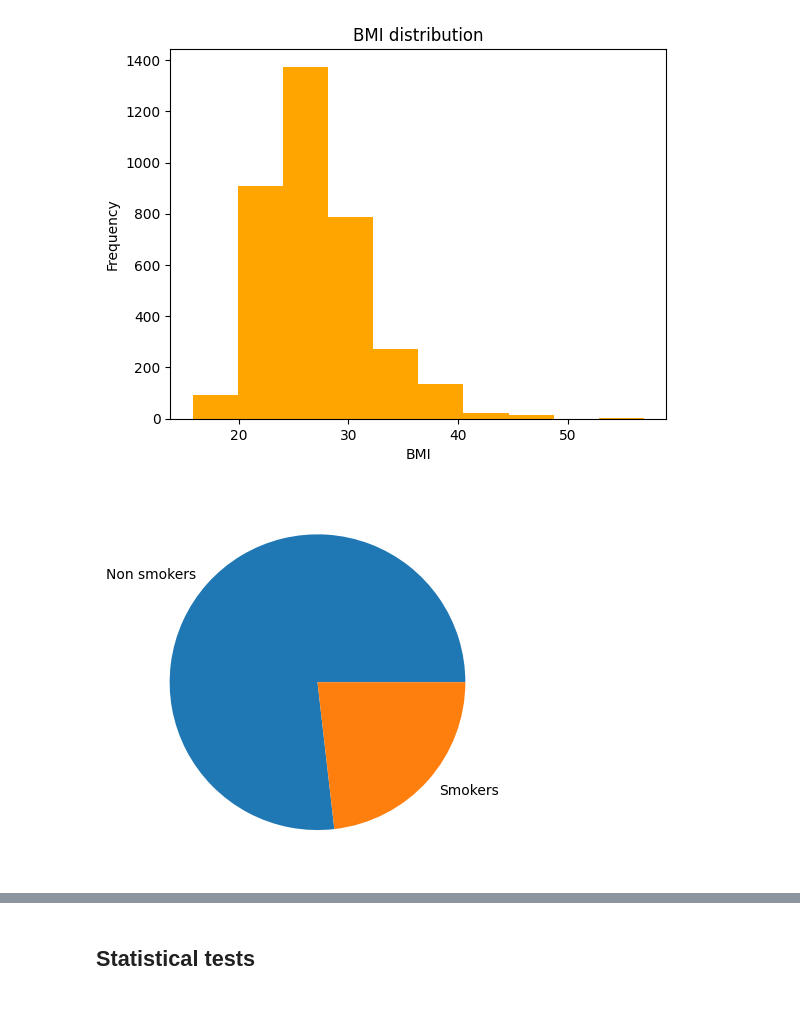
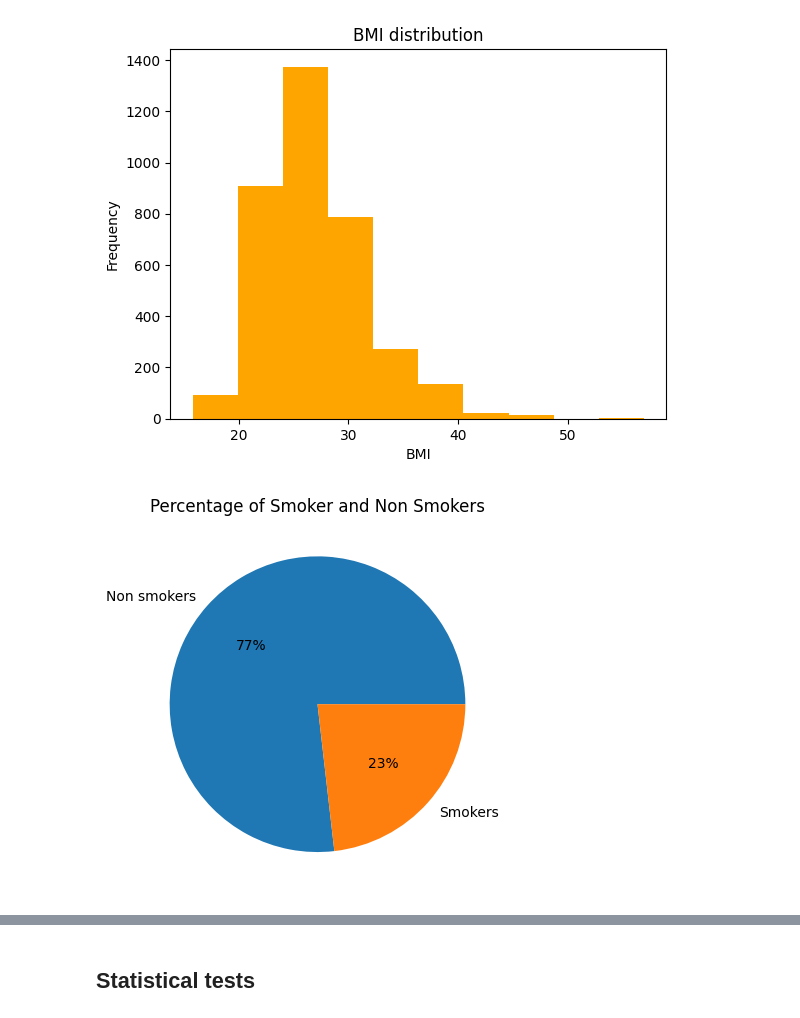
Before and after one commit to ruigomesbioinf/sib_dream_challenge, a Jupyter notebook: src/fase1.ipynb, the cells around one changed output, grey strips where cells are left out. Drawn from its saved outputs; the diff is of its cells as text; code cells hidden in the pictures.

Commit message:
[UPDATE] graphical visualization of training data

```diff
--- a/src/fase1.ipynb
+++ b/src/fase1.ipynb
@@ -379,8 +382,8 @@ plt.show()
 # %%
 percent_smoking = (pd.Series.value_counts(pheno_train_df["Smoking"] == 1) / pheno_train_df.shape[0]) * 100
 
-plt.pie(percent_smoking, labels=["Non smokers", "Smokers"])
-
+plt.pie(percent_smoking, labels=["Non smokers", "Smokers"], autopct='%1.0f%%')
+plt.title("Percentage of Smoker and Non Smokers")
 plt.show()
 # %% [output]
-[figure, old version]
+[figure, new version]
```
Also changed, not shown: parts of 2 cells of this notebook.
